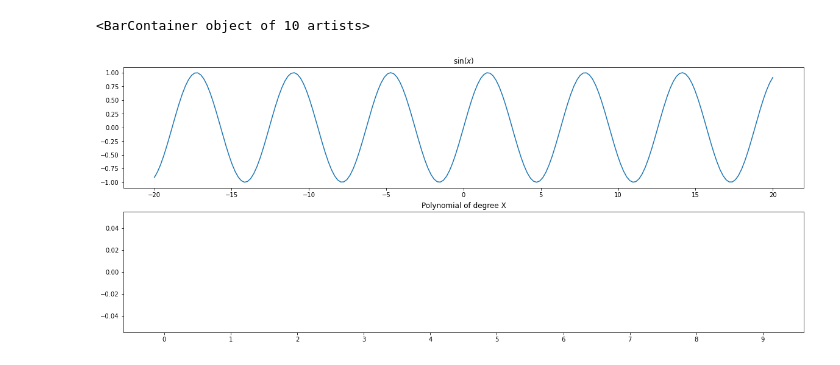
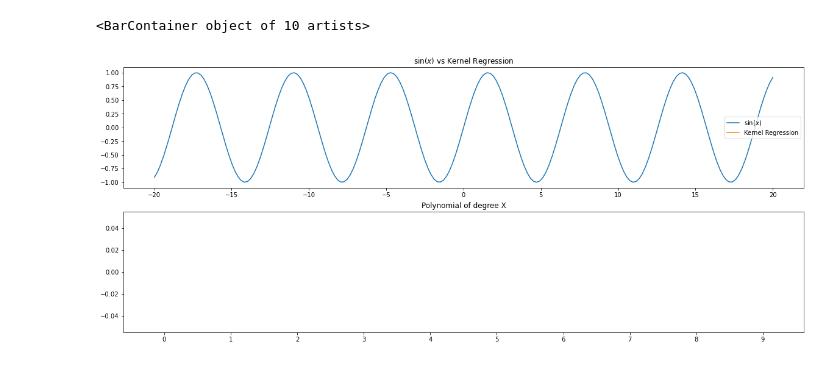
Before and after one commit to nerrma/tutoring, a Jupyter notebook: labs/taylor_kernel.ipynb, the cells around one changed output. Saved outputs shown, nothing was run; the diff lists cells and outputs as text; code cells hidden in the pictures.

```diff
--- a/labs/taylor_kernel.ipynb
+++ b/labs/taylor_kernel.ipynb
@@ -24,22 +24,23 @@ def AnimationFunction(frame):
     for i in range(min(num_coefs, w.shape[0])):
         coefs[i].set_height(w[i])
 # %%
-frames = 25
+frames = 26
 num_coefs = 10
 fig = plt.figure(figsize=(20, 8))
 plt.subplot(211)
-plt.title("$\sin(x)$")
+plt.title("$\sin(x)$ vs Kernel Regression")
 plt.plot(X, y)
 lines_plotted = plt.plot([])
+plt.legend(["$\sin(x)$", "Kernel Regression"])
 
 ax = plt.subplot(212)
 coefs = ax.bar(np.arange(num_coefs), np.zeros(num_coefs), 0.3)
 ax.set_title(f"Polynomial of degree X")
 ax.set_xticks(np.arange(num_coefs))
 print(coefs)
 # %% [output]
 <BarContainer object of 10 artists>
-[figure, old version]
+[figure, new version]
 # %%
 anim = FuncAnimation(fig, AnimationFunction, frames=frames, interval=300, blit=False)
 # %%
```
Also changed, not shown: 2 other files.
